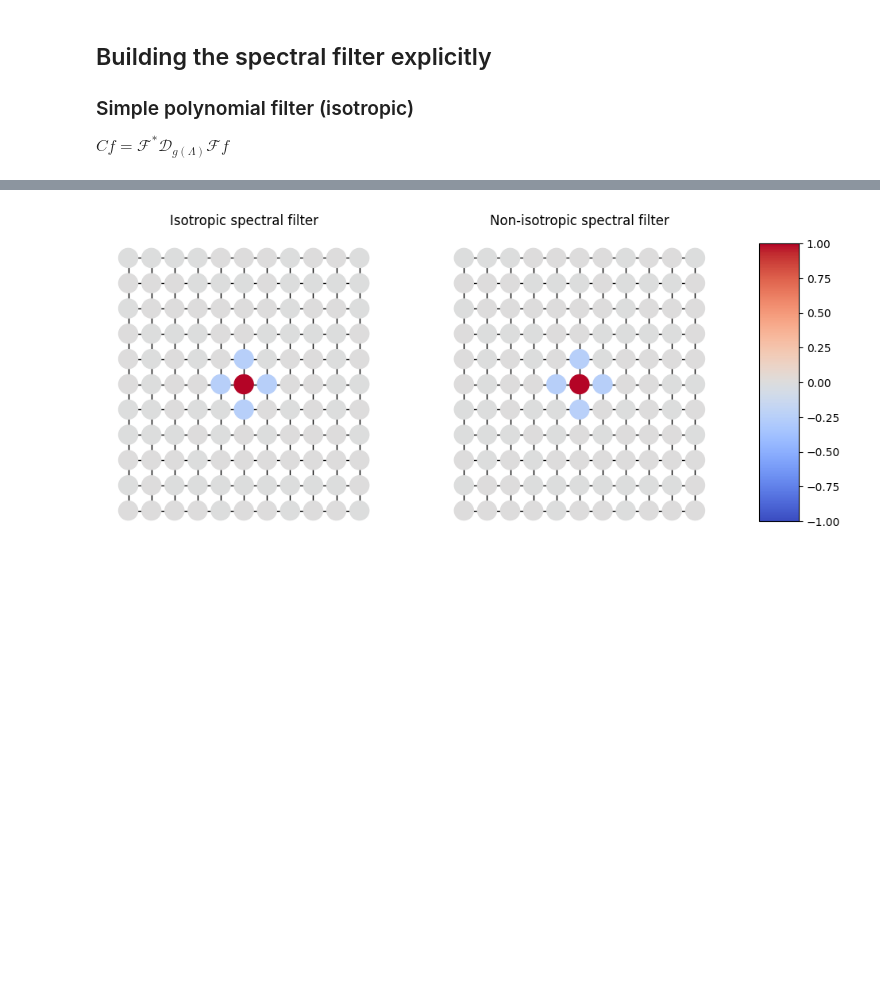
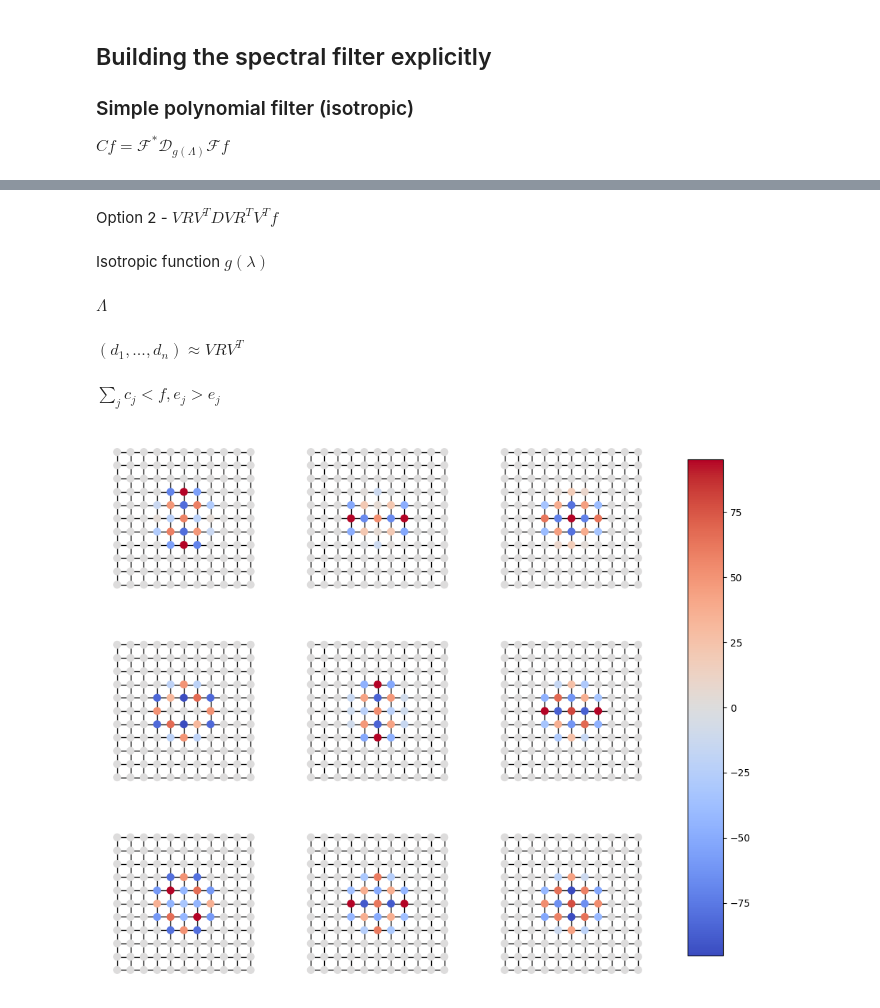
Before and after one commit to GuyLevavi/math_gnn_project, a Jupyter notebook: code/notebook.ipynb, the cells around one changed output, grey strips where cells are left out. Saved outputs shown, nothing was run; the diff lists cells and outputs as text; code cells hidden in the pictures; blank space fills up the shorter version.

Commit message:
Demonstrated the creation of anisotropic filters

```diff
--- a/code/notebook.ipynb
+++ b/code/notebook.ipynb
@@ -103,8 +104,11 @@ $Cf = \mathcal{F}^* \mathcal{D}_{g(\Lambda)} \mathcal{F} f$
 L = nx.normalized_laplacian_matrix(grid)
 L = L.todense()
 eigenvalues, eigenvectors = np.linalg.eigh(L)
-g = lambda x, a0, a1, a2: a0 + a1 * x + a2 * x**2
-D = np.diag(g(eigenvalues, 1, 1, 1))
+x = torch.tensor(np.zeros((n, 1)), dtype=torch.float)
+# x will be a spike signal in the middle of the grid
+x[(n-1)//2] = 1
+g = lambda x, a0, a1, a2, a3, a4: a0 + a1 * x + a2 * x**2 + a3 * x**3 + a4 * x**4
+D = np.diag(g(eigenvalues, 1, 1, 1, 1, 0))
 spectral_filter = eigenvectors @ D @ eigenvectors.T
 output = spectral_filter @ x.numpy()
 # visualize the output
@@ -143 +163,8 @@ def construct_block_diagonal_ortho(eigenvalues, round_precision=3):
     return R
+# %%
+a = np.array([1, 2, 2, 3])
+Q, multiplicities = construct_block_diagonal_ortho(a)
+print(multiplicities)
+S = shear_across_blocks(Q, multiplicities)
+print(Q)
+print(S)
@@ -144,36 +183,62 @@ def construct_block_diagonal_ortho(eigenvalues, round_precision=3):
+# %% [markdown]
+Option 2 - $VRV^TDVR^TV^Tf$
+# %% [markdown]
+Isotropic function $g(\lambda)$
+# %% [markdown]
+$\Lambda$
+# %% [markdown]
+$(d_1, ..., d_n) \approx VRV^T$
+# %% [markdown]
+$\sum_j c_j <f,e_j> e_j$
 # %%
-#
-
 # np.random.seed(0)
 # create a random orthogonal matrix
-# Q = ortho_group.rvs(dim=n)
-Q = construct_block_diagonal_ortho(eigenvalues)
-# add small noise to non-zero entries in Q
-# Q[Q != 0] += np.random.normal(0, 0.1, Q[Q != 0].shape)
+# Q = ortho_group.rvs(dim=n) # entirely random orthogonal matrix of size n
+# Q, multiplicities = construct_block_diagonal_ortho(eigenvalues) # block diagonal orthogonal matrix of size n, blocks of size corresponding to eigenvalue multiplicities
+D_iso = np.diag(g(eigenvalues, 1, 1, 1, 1, 1))
+# Q_shear = shear_across_blocks(Q, multiplicities)
+# random_zeroes_ones = np.diag(np.random.randint(0, 2, len(eigenvalues)))
 
-D = np.diag(g(eigenvalues, 1, 1, 0))
 
-isotropic_spectral_filter = eigenvectors @ D @ eigenvectors.T
-non_isotropic_spectral_filter = eigenvectors @ Q @ D @ Q.T @ eigenvectors.T # IS THE SAME AS ISOTROPIC WHEN Q IS CONSTRUCTED LIKE WE SUGGESTED
-# non_isotropic_spectral_filter = eigenvectors @ Q @ eigenvectors.T @ D @ eigenvectors @ Q.T @ eigenvectors.T # DOES NOT WORK
 
-output_iso = isotropic_spectral_filter @ x.numpy()
-output_non_iso = non_isotropic_spectral_filter @ x.numpy()
-# visualize the output
+omega = 0.5
+func = lambda x: x*(np.sin(omega*x) + 2)
+# D_non_iso = np.diag(func(np.arange(len(eigenvalues)) + 1))
+D_non_iso = np.diag(np.random.normal(0, 50, len(eigenvalues))) * D_iso
 
-fig, ax = plt.subplots(1, 2, figsize=(10, 5))
+# num_Q = 9
+fig, axes = plt.subplots(3, 3, figsize=(10, 10))
+for ax in axes.flatten():
+    Q, multiplicities = construct_block_diagonal_ortho(eigenvalues)
 
-nx.draw(grid, pos=pos, node_color=output_iso, with_labels=False, cmap="coolwarm", vmin=-1, vmax=1, ax=ax[0])
-ax[0].set_title('Isotropic spectral filter')
-nx.draw(grid, pos=pos, node_color=output_non_iso, with_labels=False, cmap="coolwarm", vmin=-1, vmax=1, ax=ax[1])
-ax[1].set_title('Non-isotropic spectral filter')
+    isotropic_spectral_filter = eigenvectors @ D_iso @ eigenvectors.T
+    non_isotropic_spectral_filter = eigenvectors @ Q @ D_non_iso @ Q.T @ eigenvectors.T # IS THE SAME AS ISOTROPIC WHEN Q IS CONSTRUCTED LIKE WE SUGGESTED
+    # non_isotropic_spectral_filter = eigenvectors @ D_non_iso @ eigenvectors.T
+
+    output_iso = isotropic_spectral_filter @ x.numpy()
+    mask_iso = np.abs(output_iso) > 0.2
+    output_non_iso = non_isotropic_spectral_filter @ x.numpy()
+    masked_output_non_iso = output_non_iso * mask_iso
+    # visualize the output
+
+    # print(np.min(output_iso), np.max(output_iso))
+    # print(np.min(masked_output_non_iso), np.max(masked_output_non_iso))
+
+    # fig, ax = plt.subplots(1, 2, figsize=(10, 5))
+
+    bound = np.max([np.max(np.abs(output_iso)), np.max(np.abs(masked_output_non_iso))])
+
+    # nx.draw(grid, pos=pos, node_color=output_iso, with_labels=False, cmap="coolwarm", vmin=-bound, vmax=bound, ax=ax[0], node_size=80)
+    # ax[0].set_title('Isotropic spectral filter')
+    nx.draw(grid, pos=pos, node_color=masked_output_non_iso, with_labels=False, cmap="coolwarm", vmin=-bound, vmax=bound, ax=ax, node_size=50)
+    # ax.set_title('Non-isotropic spectral filter')
 
 # colorbar
-sm = plt.cm.ScalarMappable(cmap="coolwarm", norm=plt.Normalize(vmin=-1, vmax=1))
+sm = plt.cm.ScalarMappable(cmap="coolwarm", norm=plt.Normalize(vmin=-bound, vmax=bound))
 sm.set_array([])
 # add a custom small axis for the colorbar
 cbar_ax = fig.add_axes([0.95, 0.15, 0.05, 0.7])
 fig.colorbar(sm, cax=cbar_ax)
 plt.show()
 # %% [output]
-[figure, old version]
+[figure, new version]
```
Also changed, not shown: parts of 9 cells of this notebook.
